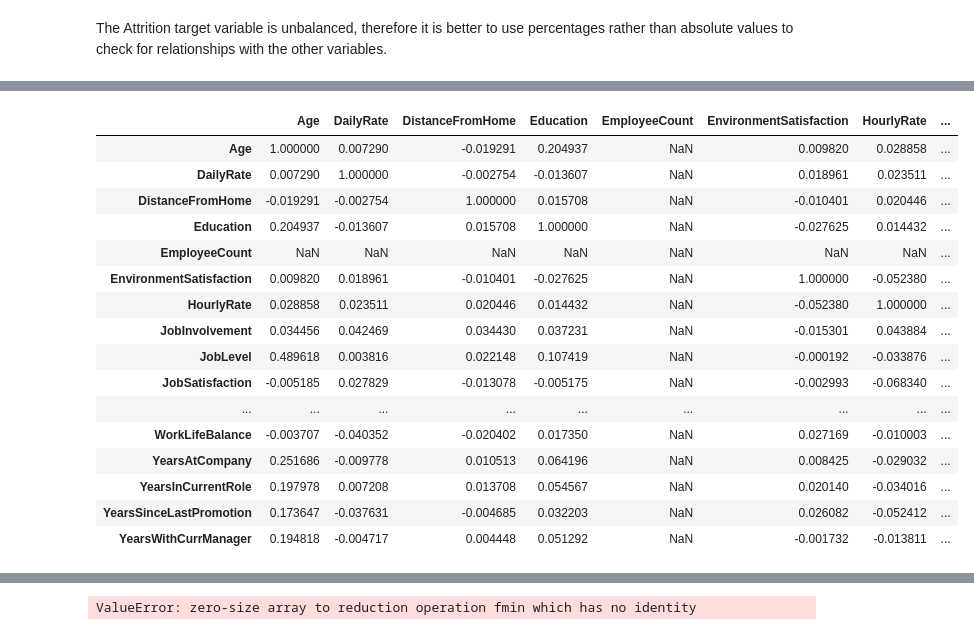
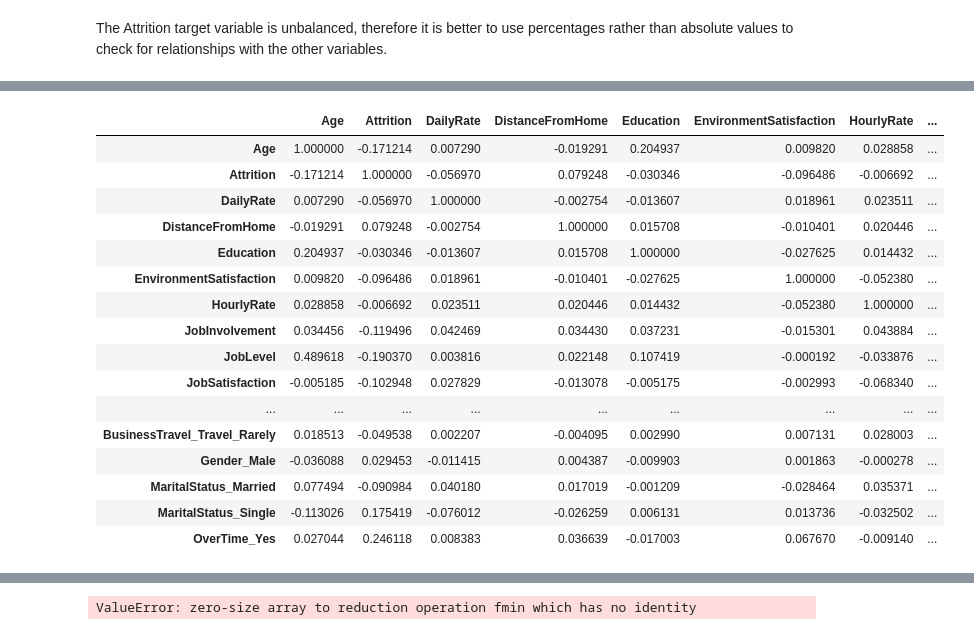
Before and after one commit to ritamaravilhamarques/EDSB25_10, a Jupyter notebook: EDSB25_10_HR_Attrition.ipynb, the cells around one changed output, grey strips where cells are left out. Cells and saved outputs as stored; diff of their text form; code cells hidden in the pictures.

```diff
--- a/EDSB25_10_HR_Attrition.ipynb
+++ b/EDSB25_10_HR_Attrition.ipynb
@@ -386,0 +401,11 @@ The categorical variables seemingly related to Attrition are BusinessTravel, Edu
+# %%
+
+# One-hot encode categorical variables with custom drop logic
+HR_provisorio = HR_clean.copy()
+
+# Seleciona apenas colunas numéricas (int64, float64)
+numeric_cols = HR_provisorio.select_dtypes(include=['int64', 'float64']).columns
+scaler = MinMaxScaler()
+HR_provisorio[numeric_cols] = scaler.fit_transform(HR_provisorio[numeric_cols])
+
+HR_provisorio.head()
@@ -386,0 +420,23 @@ The categorical variables seemingly related to Attrition are BusinessTravel, Edu
+# %%
+# Department: do not drop any category
+HR_provisorio = pd.get_dummies(HR_provisorio, columns=['Department'], drop_first=False)
+
+# EducationField: drop only 'Other'
+edu_dummies = pd.get_dummies(HR_provisorio['EducationField'], prefix='EducationField')
+edu_dummies = edu_dummies.drop('EducationField_Other', axis=1)
+HR_provisorio = pd.concat([HR_provisorio.drop('EducationField', axis=1), edu_dummies], axis=1)
+
+# JobRole: do not drop any category
+HR_provisorio = pd.get_dummies(HR_provisorio, columns=['JobRole'], drop_first=False)
+
+# For the remaining categorical variables, drop first as before
+HR_provisorio = pd.get_dummies(
+    HR_provisorio,
+    columns=['BusinessTravel', 'Gender', 'MaritalStatus', 'OverTime'],
+    drop_first=True
+)
+
+# Encode the target variable 'Attrition' as binary
+HR_provisorio['Attrition'] = HR_provisorio['Attrition'].map({'Yes': 1, 'No': 0})
+
+HR_provisorio.head()
@@ -387,26 +451,26 @@ The categorical variables seemingly related to Attrition are BusinessTravel, Edu
 # %%
 #HR.corr(method='spearman') # doesn't work
 
-correlation = HR.corr(method='spearman', numeric_only=True)
+correlation = HR_provisorio.corr(method='spearman', numeric_only=True)
 correlation
 # %% [output]
-|  | Age | DailyRate | DistanceFromHome | Education | EmployeeCount | EnvironmentSatisfaction | HourlyRate | ... |
-| Age | 1.000000 | 0.007290 | -0.019291 | 0.204937 | NaN | 0.009820 | 0.028858 | ... |
-| DailyRate | 0.007290 | 1.000000 | -0.002754 | -0.013607 | NaN | 0.018961 | 0.023511 | ... |
-| DistanceFromHome | -0.019291 | -0.002754 | 1.000000 | 0.015708 | NaN | -0.010401 | 0.020446 | ... |
-| Education | 0.204937 | -0.013607 | 0.015708 | 1.000000 | NaN | -0.027625 | 0.014432 | ... |
-| EmployeeCount | NaN | NaN | NaN | NaN | NaN | NaN | NaN | ... |
-| EnvironmentSatisfaction | 0.009820 | 0.018961 | -0.010401 | -0.027625 | NaN | 1.000000 | -0.052380 | ... |
-| HourlyRate | 0.028858 | 0.023511 | 0.020446 | 0.014432 | NaN | -0.052380 | 1.000000 | ... |
-| JobInvolvement | 0.034456 | 0.042469 | 0.034430 | 0.037231 | NaN | -0.015301 | 0.043884 | ... |
-| JobLevel | 0.489618 | 0.003816 | 0.022148 | 0.107419 | NaN | -0.000192 | -0.033876 | ... |
-| JobSatisfaction | -0.005185 | 0.027829 | -0.013078 | -0.005175 | NaN | -0.002993 | -0.068340 | ... |
+|  | Age | Attrition | DailyRate | DistanceFromHome | Education | EnvironmentSatisfaction | HourlyRate | ... |
+| Age | 1.000000 | -0.171214 | 0.007290 | -0.019291 | 0.204937 | 0.009820 | 0.028858 | ... |
+| Attrition | -0.171214 | 1.000000 | -0.056970 | 0.079248 | -0.030346 | -0.096486 | -0.006692 | ... |
+| DailyRate | 0.007290 | -0.056970 | 1.000000 | -0.002754 | -0.013607 | 0.018961 | 0.023511 | ... |
+| DistanceFromHome | -0.019291 | 0.079248 | -0.002754 | 1.000000 | 0.015708 | -0.010401 | 0.020446 | ... |
+| Education | 0.204937 | -0.030346 | -0.013607 | 0.015708 | 1.000000 | -0.027625 | 0.014432 | ... |
+| EnvironmentSatisfaction | 0.009820 | -0.096486 | 0.018961 | -0.010401 | -0.027625 | 1.000000 | -0.052380 | ... |
+| HourlyRate | 0.028858 | -0.006692 | 0.023511 | 0.020446 | 0.014432 | -0.052380 | 1.000000 | ... |
+| JobInvolvement | 0.034456 | -0.119496 | 0.042469 | 0.034430 | 0.037231 | -0.015301 | 0.043884 | ... |
+| JobLevel | 0.489618 | -0.190370 | 0.003816 | 0.022148 | 0.107419 | -0.000192 | -0.033876 | ... |
+| JobSatisfaction | -0.005185 | -0.102948 | 0.027829 | -0.013078 | -0.005175 | -0.002993 | -0.068340 | ... |
 | ... | ... | ... | ... | ... | ... | ... | ... | ... |
-| WorkLifeBalance | -0.003707 | -0.040352 | -0.020402 | 0.017350 | NaN | 0.027169 | -0.010003 | ... |
-| YearsAtCompany | 0.251686 | -0.009778 | 0.010513 | 0.064196 | NaN | 0.008425 | -0.029032 | ... |
-| YearsInCurrentRole | 0.197978 | 0.007208 | 0.013708 | 0.054567 | NaN | 0.020140 | -0.034016 | ... |
-| YearsSinceLastPromotion | 0.173647 | -0.037631 | -0.004685 | 0.032203 | NaN | 0.026082 | -0.052412 | ... |
-| YearsWithCurrManager | 0.194818 | -0.004717 | 0.004448 | 0.051292 | NaN | -0.001732 | -0.013811 | ... |
+| BusinessTravel_Travel_Rarely | 0.018513 | -0.049538 | 0.002207 | -0.004095 | 0.002990 | 0.007131 | 0.028003 | ... |
+| Gender_Male | -0.036088 | 0.029453 | -0.011415 | 0.004387 | -0.009903 | 0.001863 | -0.000278 | ... |
+| MaritalStatus_Married | 0.077494 | -0.090984 | 0.040180 | 0.017019 | -0.001209 | -0.028464 | 0.035371 | ... |
+| MaritalStatus_Single | -0.113026 | 0.175419 | -0.076012 | -0.026259 | 0.006131 | 0.013736 | -0.032502 | ... |
+| OverTime_Yes | 0.027044 | 0.246118 | 0.008383 | 0.036639 | -0.017003 | 0.067670 | -0.009140 | ... |
 # %%
 plt.figure(figsize=(12, 10))
 sns.heatmap(correlation, vmax=0.015, cmap="mako", square=True, linewidths=0.5, annot=False)
```
Also changed, not shown: parts of 17 cells of this notebook.
